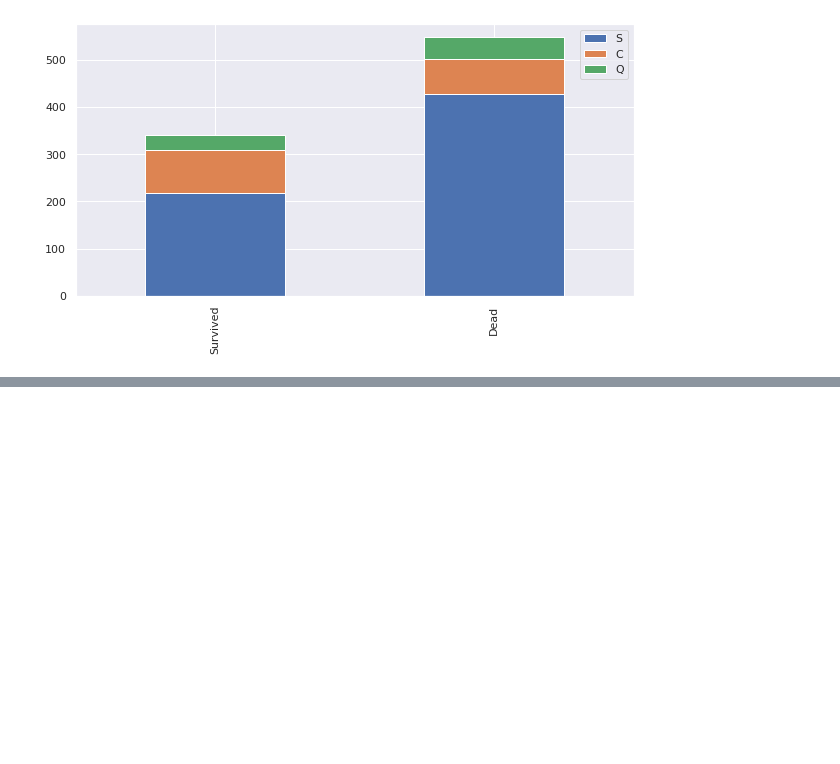
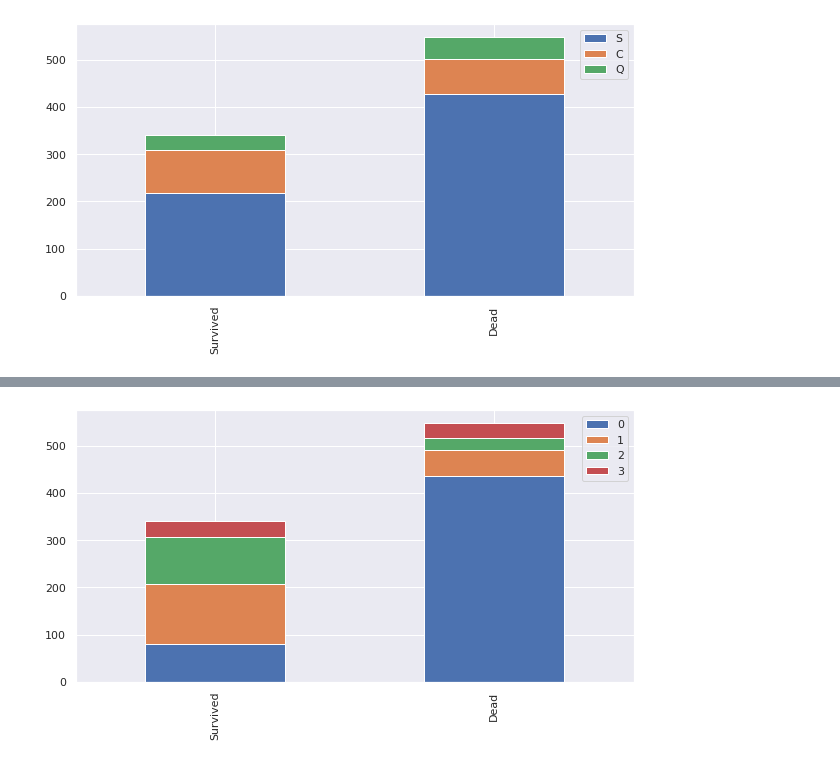
Before and after one commit to Zaedul-Islam/Kaggle, a Jupyter notebook: Titanic - Machine Learning from Disaster/Titanic.ipynb, the cells around one changed output, grey strips where cells are left out. Drawn from its saved outputs; the diff is of its cells as text; code cells hidden in the pictures; blank space fills up the shorter version.

```diff
--- a/Titanic - Machine Learning from Disaster/Titanic.ipynb
+++ b/Titanic - Machine Learning from Disaster/Titanic.ipynb
@@ -192,0 +275,4 @@ drawBarChart('Embarked')
+# %%
+drawBarChart('Title')
+# %% [output]
+[figure, added]
```
Also changed, not shown: parts of 23 cells of this notebook.
